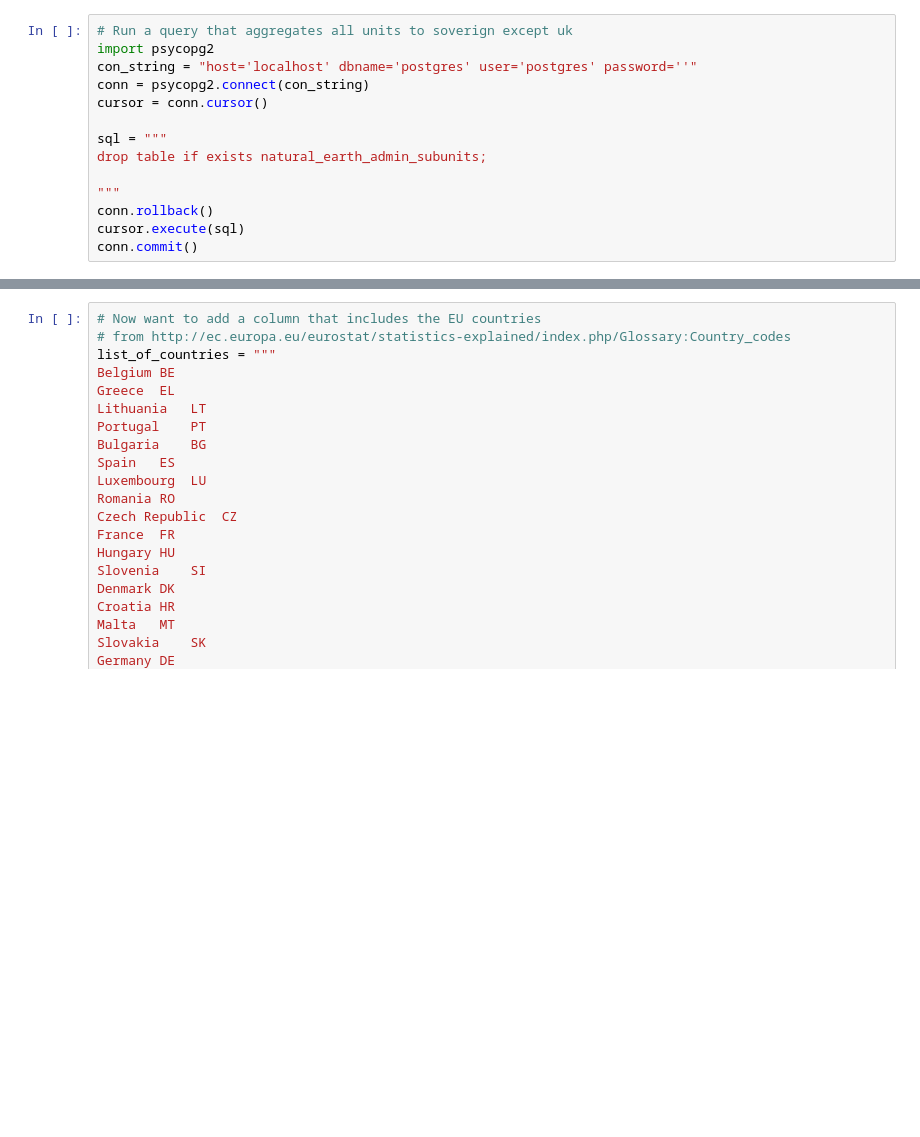
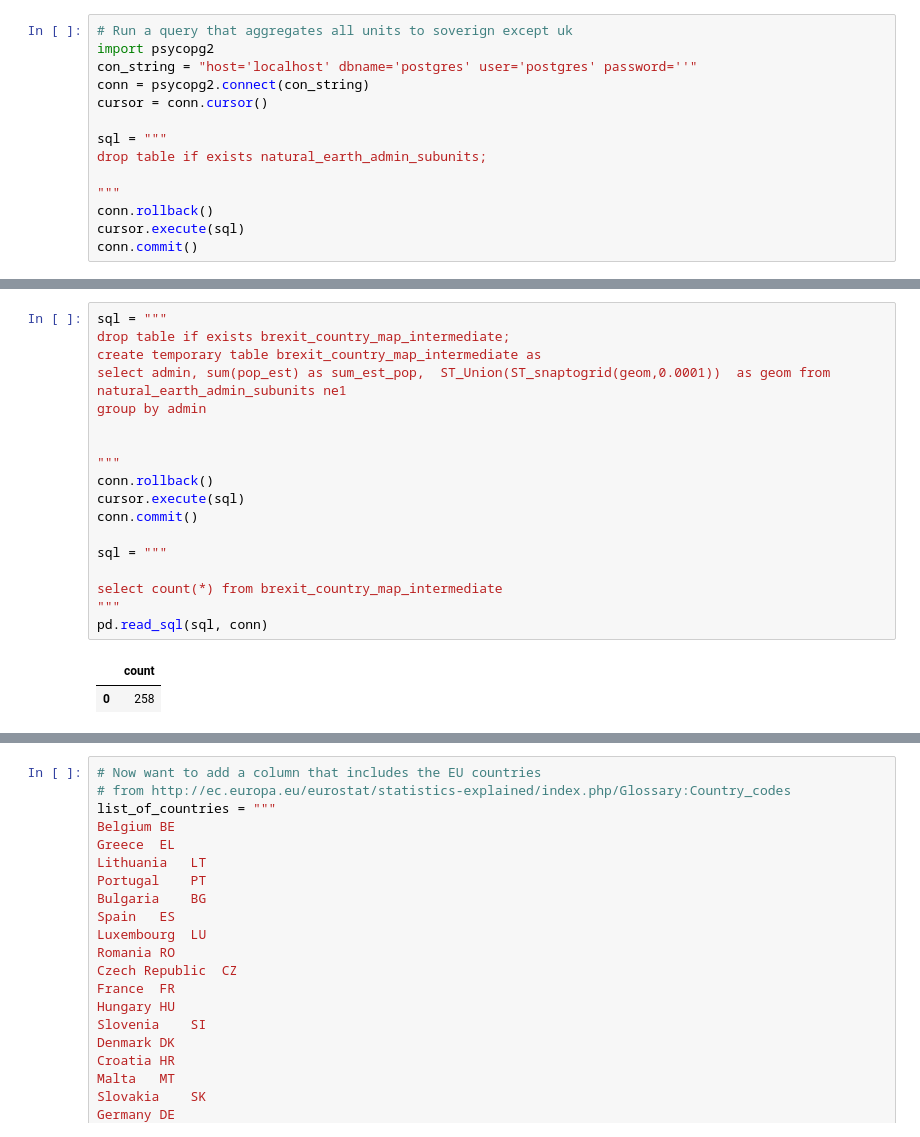
Before and after one commit to RobinL/create_custom_topojson, a Jupyter notebook: Natural earth to postgis.ipynb, the cells around one changed output, grey strips where cells are left out. Saved outputs shown, nothing was run; the diff lists cells and outputs as text; blank space fills up the shorter version.

```diff
--- a/Natural earth to postgis.ipynb
+++ b/Natural earth to postgis.ipynb
@@ -61,0 +102,21 @@ conn.commit()
+# %%
+sql = """
+drop table if exists brexit_country_map_intermediate;
+create temporary table brexit_country_map_intermediate as
+select admin, sum(pop_est) as sum_est_pop,  ST_Union(ST_snaptogrid(geom,0.0001))  as geom from natural_earth_admin_subunits ne1
+group by admin
+
+
+"""
+conn.rollback()
+cursor.execute(sql)
+conn.commit()
+
+sql = """
+
+select count(*) from brexit_country_map_intermediate
+"""
+pd.read_sql(sql, conn)
+# %% [output]
+|  | count |
+| 0 | 258 |
```
Also changed, not shown: parts of 17 cells of this notebook.
